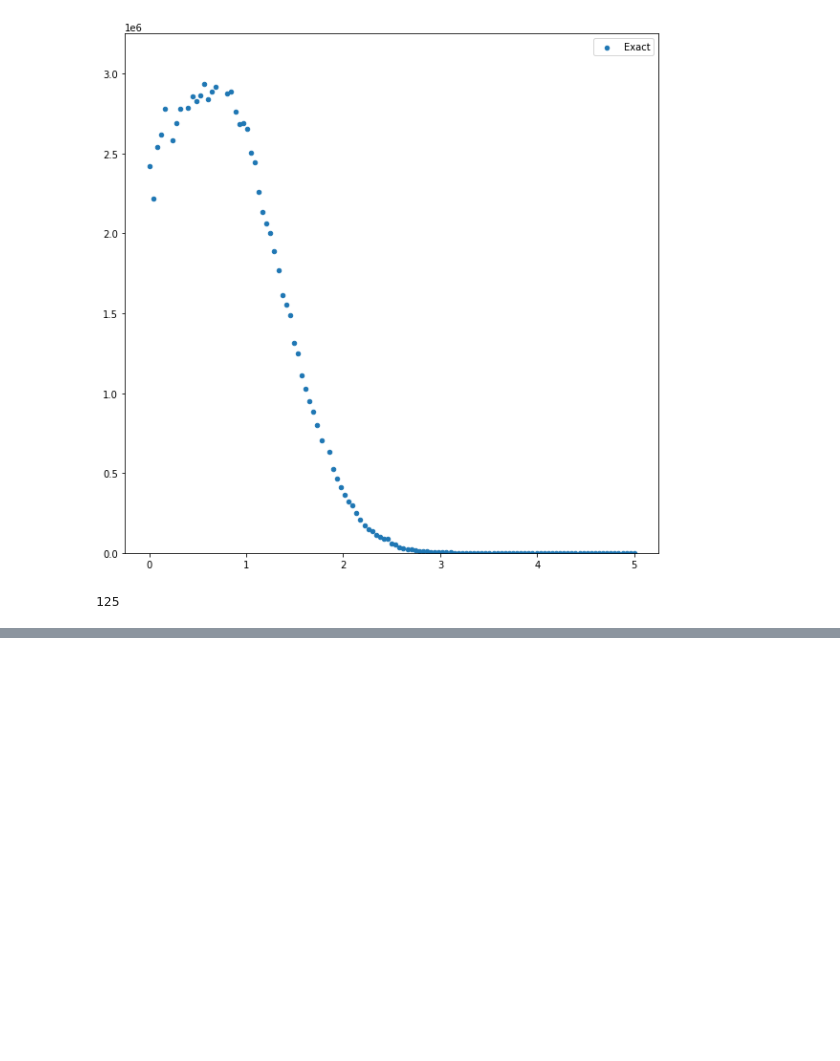
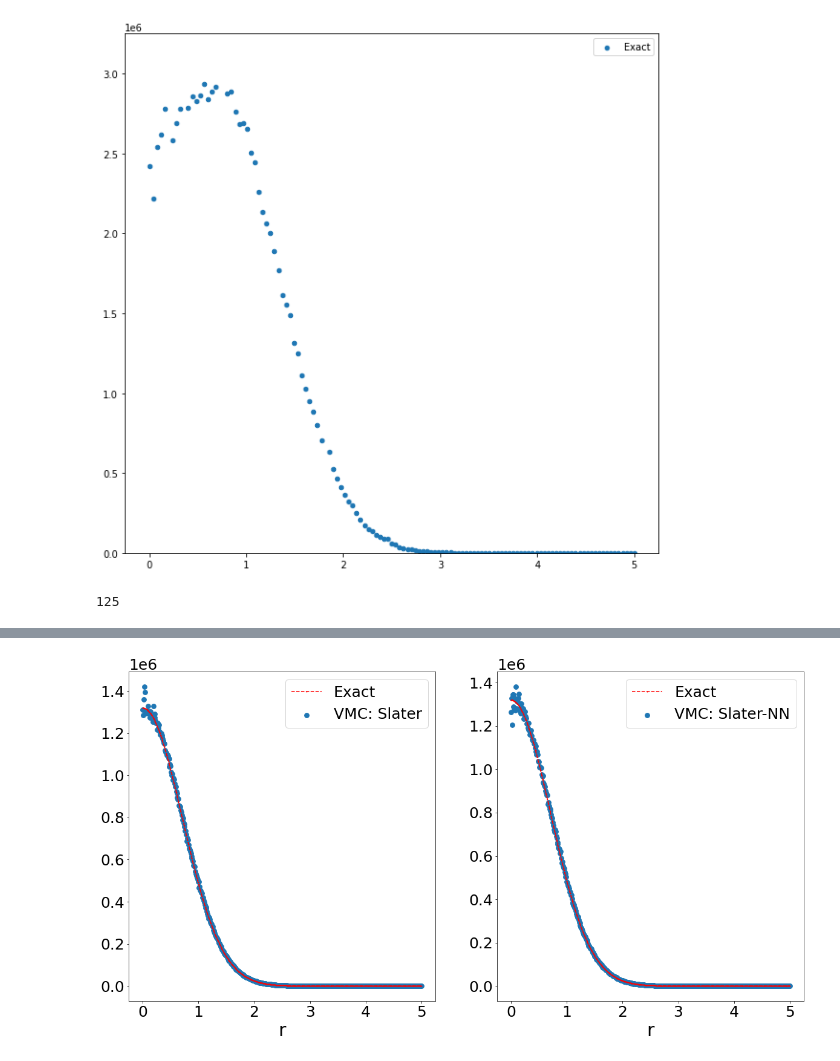
Before and after one commit to MartinKHovden/Thesis, a Jupyter notebook: VMC/src_V2/Simulations/Notebooks/QDNonInteractingOneBodycomparison.ipynb, the cells around one changed output, grey strips where cells are left out. Cells and saved outputs as stored; diff of their text form; code cells hidden in the pictures; blank space fills up the shorter version.

```diff
--- a/VMC/src_V2/Simulations/Notebooks/QDNonInteractingOneBodycomparison.ipynb
+++ b/VMC/src_V2/Simulations/Notebooks/QDNonInteractingOneBodycomparison.ipynb
@@ -74,0 +95,45 @@ print(len(densities))
+# %%
+import numpy as np
+
+densities = np.loadtxt("../Data/quantumDot/OneBody/onebodytestSlater.txt")
+
+normalizationFactor = 2.0
+normalizedSlater = []
+for i in range(len(densities)):
+    normalizedSlater.append(densities[i]/((2*i+1)*np.pi*((10/1000)**2)))
+
+
+densities = np.loadtxt("../Data/quantumDot/OneBody/onebodytestSlaterNN.txt")
+
+normalizationFactor = 2.0
+normalizedNN = []
+for i in range(len(densities)):
+    normalizedNN.append(densities[i]/((2*i+1)*np.pi*((10/1000)**2)))
+
+fig,ax = plt.subplots(1,2, figsize=(20,10))
+
+
+ax[0].scatter(np.linspace(0,5,len(normalizedSlater)),normalizedSlater, s = 60)
+ax[0].plot(np.linspace(0,5,len(normalizedSlater)),[np.exp(-r**2)*1.32e6 for r in np.linspace(0,5,len(normalizedSlater))], '--ro' , markersize=1)
+ax[0].legend([ "Exact","VMC: Slater"], fontsize=25)
+
+ax[0].tick_params(labelsize=25)
+ax[0].set_xlabel("r", fontsize=30)
+ax[0].yaxis.offsetText.set_fontsize(25)
+
+
+ax[1].scatter(np.linspace(0,5,len(normalizedSlater)),normalizedNN, s = 60)
+ax[1].plot(np.linspace(0,5,len(normalizedNN)),[np.exp(-r**2)*1.32e6 for r in np.linspace(0,5,len(normalizedNN))], '--ro' , markersize=1)
+
+# ax[1].plot(np.linspace(0,5,len(normalizedSlater)),normalizedNN, "--")
+
+ax[1].legend([ "Exact","VMC: Slater-NN"], fontsize=25)
+
+ax[1].tick_params(labelsize=25)
+ax[1].set_xlabel("r", fontsize=30)
+ax[1].yaxis.offsetText.set_fontsize(25)
+
+
+plt.savefig("../Plots/QDNonInteracting22OneBodyDensities.png")
+# %% [output]
+[figure, added]
```
Also changed, not shown: parts of 5 cells of this notebook, 10 other files.
